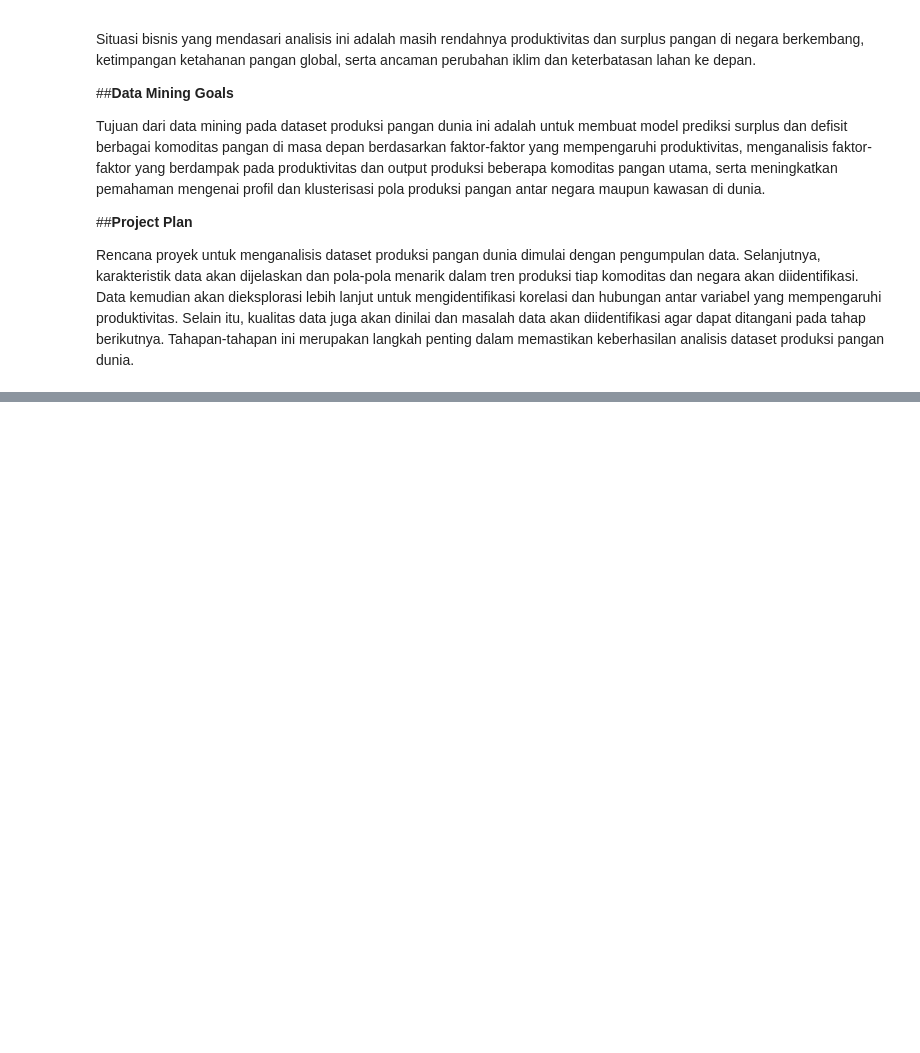
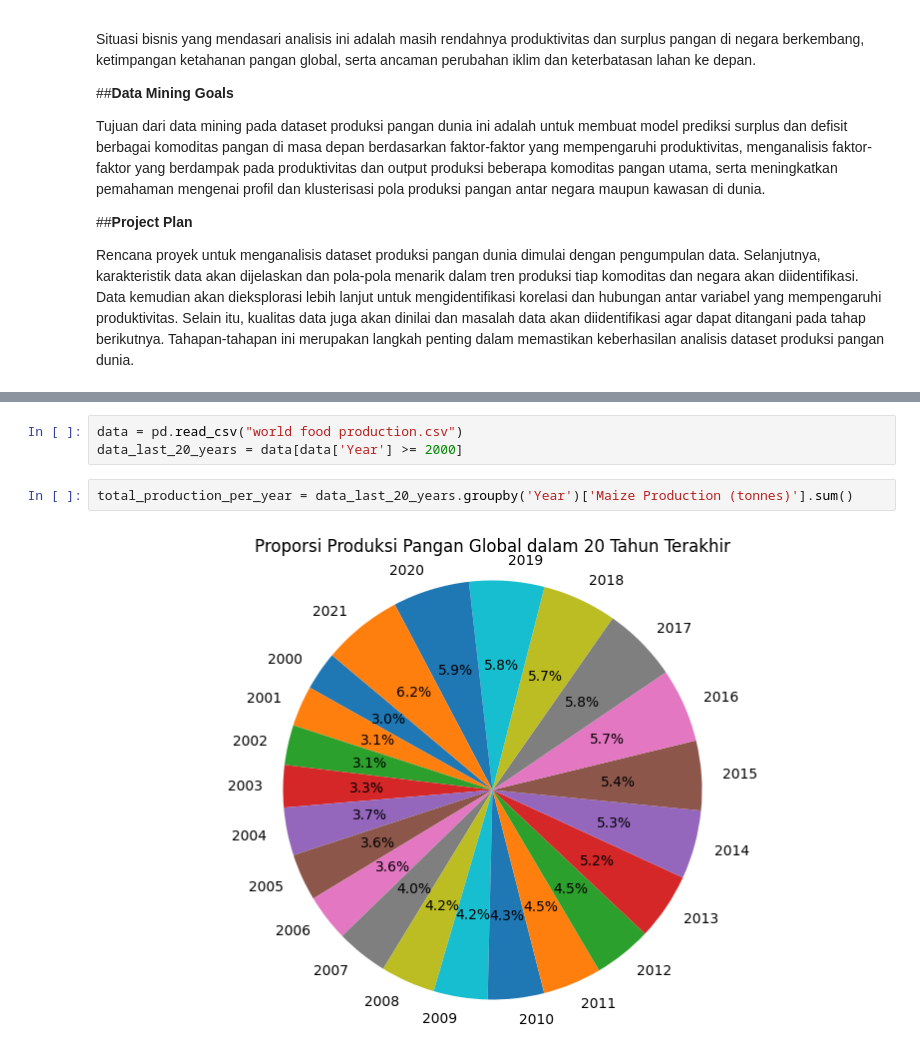
Before and after one commit to Brizah/Data-Mining, a Jupyter notebook: Analisis_Produksi_Pangan.ipynb, the cells around one changed output, grey strips where cells are left out. Drawn from its saved outputs; the diff is of its cells as text; blank space fills up the shorter version.

```diff
--- a/Analisis_Produksi_Pangan.ipynb
+++ b/Analisis_Produksi_Pangan.ipynb
@@ -22,0 +165,7 @@ Rencana proyek untuk menganalisis dataset produksi pangan dunia dimulai dengan p
+# %%
+data = pd.read_csv("world food production.csv")
+data_last_20_years = data[data['Year'] >= 2000]
+# %%
+total_production_per_year = data_last_20_years.groupby('Year')['Maize Production (tonnes)'].sum()
+# %% [output]
+[figure, added]
```
Also changed, not shown: parts of 42 cells of this notebook.
